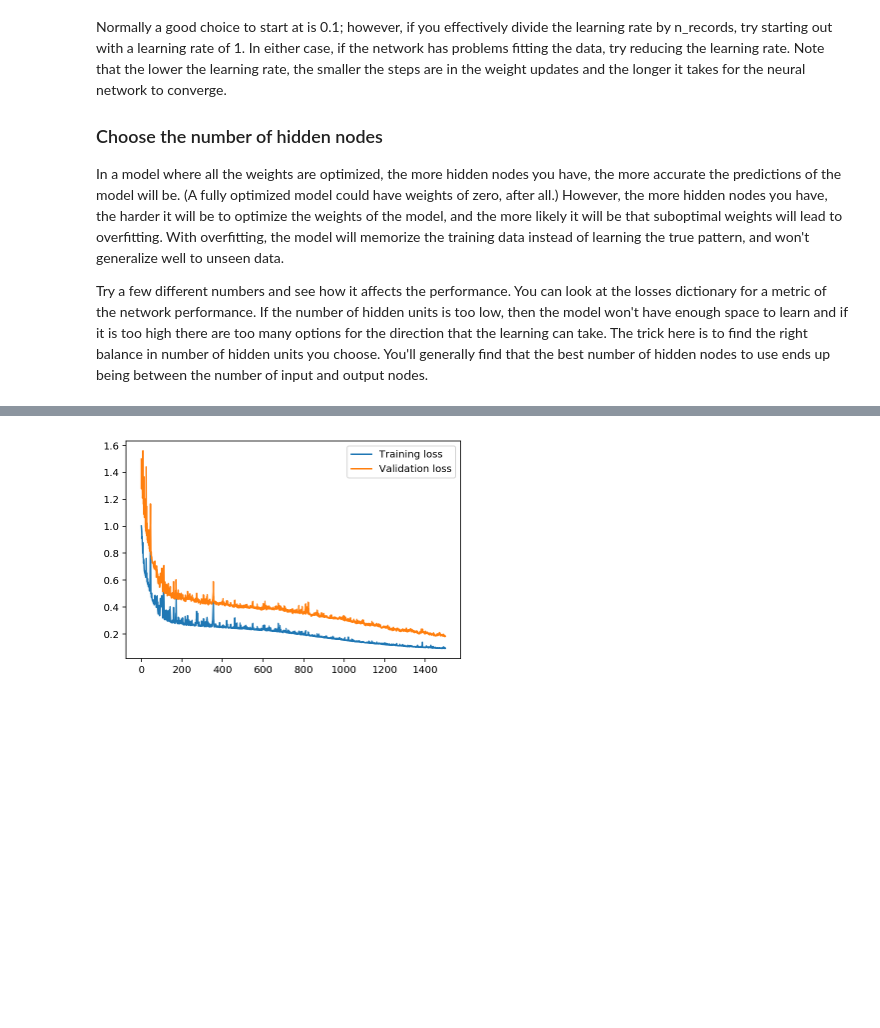
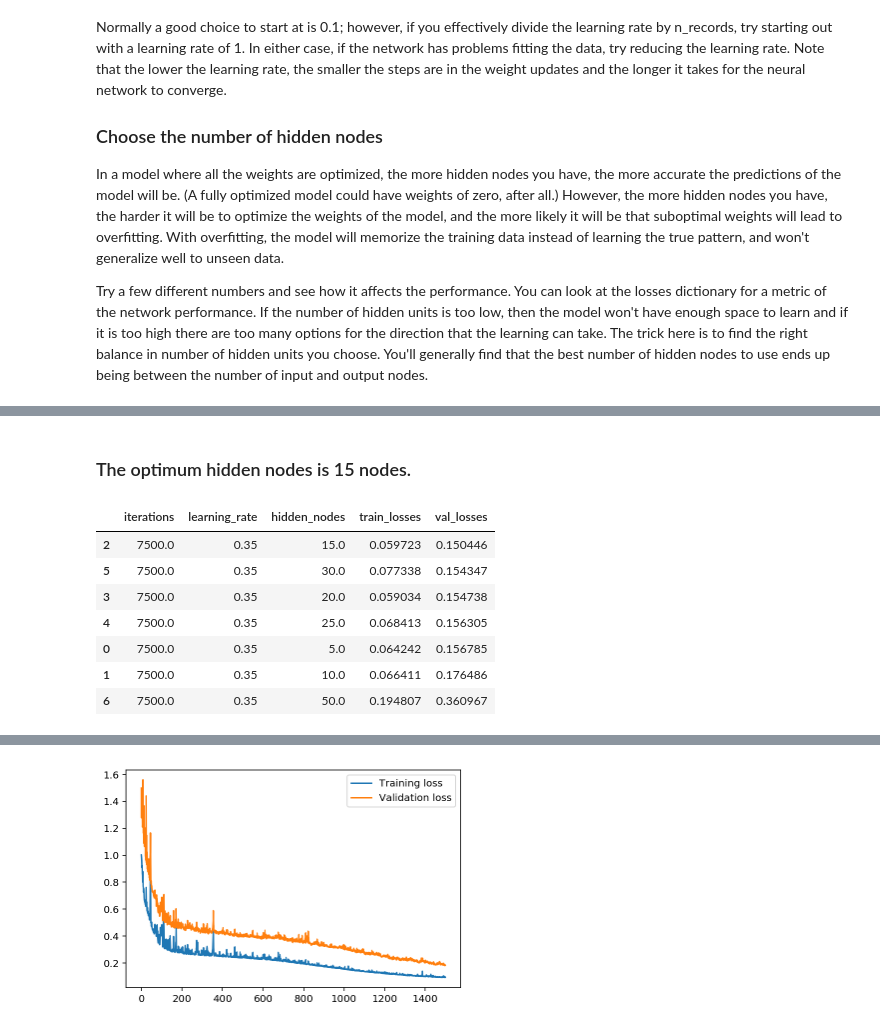
Before and after one commit to jeffrisandy/dlnd, a Jupyter notebook: Your_first_neural_network.ipynb, the cells around one changed output, grey strips where cells are left out. Cells and saved outputs as stored; diff of their text form; code cells hidden in the pictures; blank space fills up the shorter version.

```diff
--- a/Your_first_neural_network.ipynb
+++ b/Your_first_neural_network.ipynb
@@ -464,0 +541,13 @@ opt
+# %% [markdown]
+### The optimum hidden nodes is 15 nodes.
+# %%
+opt2.sort_values('val_losses')
+# %% [output]
+|  | iterations | learning_rate | hidden_nodes | train_losses | val_losses |
+| 2 | 7500.0 | 0.35 | 15.0 | 0.059723 | 0.150446 |
+| 5 | 7500.0 | 0.35 | 30.0 | 0.077338 | 0.154347 |
+| 3 | 7500.0 | 0.35 | 20.0 | 0.059034 | 0.154738 |
+| 4 | 7500.0 | 0.35 | 25.0 | 0.068413 | 0.156305 |
+| 0 | 7500.0 | 0.35 | 5.0 | 0.064242 | 0.156785 |
+| 1 | 7500.0 | 0.35 | 10.0 | 0.066411 | 0.176486 |
+| 6 | 7500.0 | 0.35 | 50.0 | 0.194807 | 0.360967 |
```
Also changed, not shown: parts of 10 cells of this notebook.
